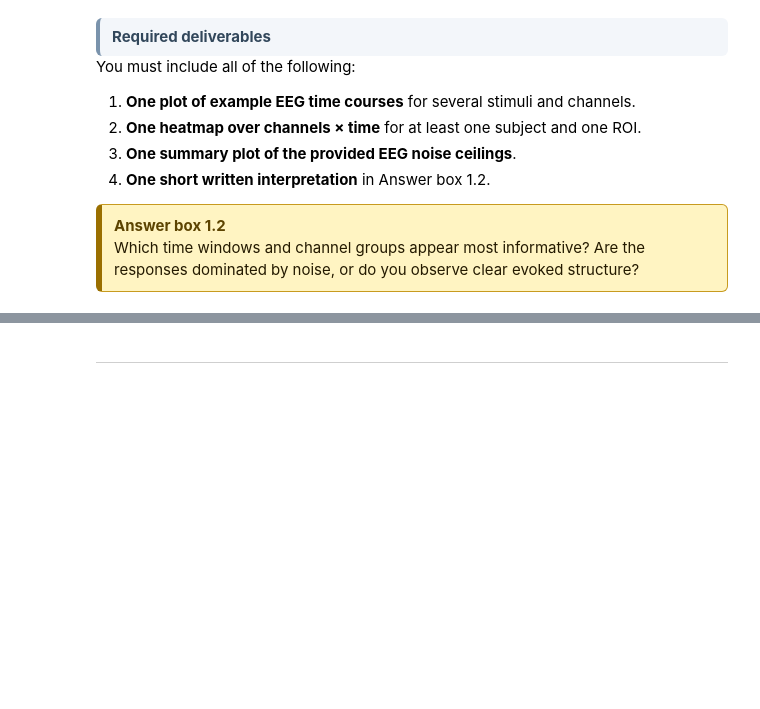
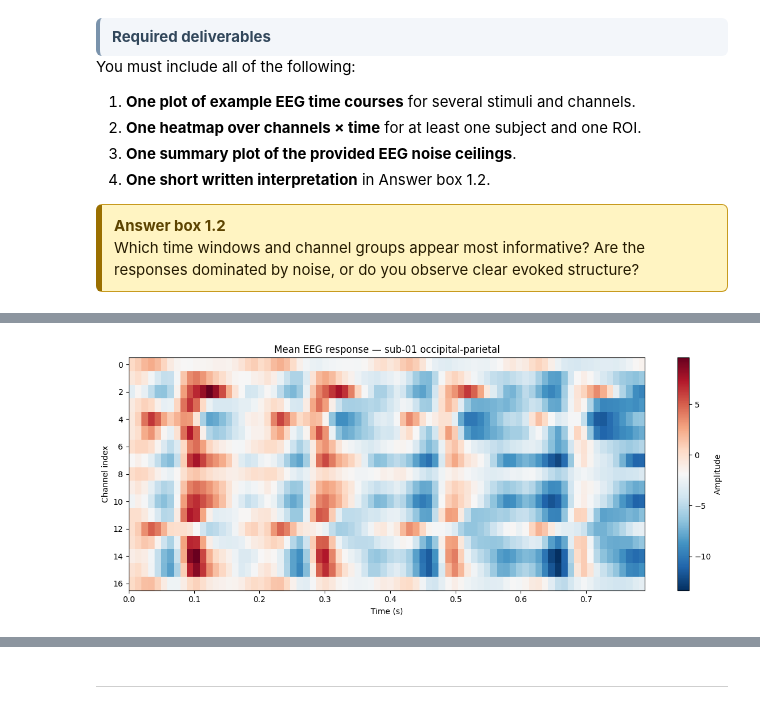
Before and after one commit to AnastasisPap/Brain-like-computation-and-intelligence-project, a Jupyter notebook: nx414_project_2026.ipynb, the cells around one changed output, grey strips where cells are left out. Drawn from its saved outputs; the diff is of its cells as text; code cells hidden in the pictures; blank space fills up the shorter version.

```diff
--- a/nx414_project_2026.ipynb
+++ b/nx414_project_2026.ipynb
@@ -633,0 +836,14 @@ You must include all of the following:
+# %%
+mean_resp = eeg_test.mean(axis=0)  # (17, 80)
+fig, ax = plt.subplots(figsize=(12, 5))
+im = ax.imshow(mean_resp, aspect='auto', cmap='RdBu_r',
+               extent=[0, 0.79, mean_resp.shape[0]-0.5, -0.5])
+ax.set_xlabel('Time (s)')
+ax.set_ylabel('Channel index')
+ax.set_title('Mean EEG response — sub-01 occipital-parietal')
+plt.colorbar(im, ax=ax, label='Amplitude')
+plt.tight_layout()
+plt.savefig('plots/eeg_mean_response.png')
+plt.show()
+# %% [output]
+[figure, added]
```
Also changed, not shown: parts of 85 cells of this notebook.
